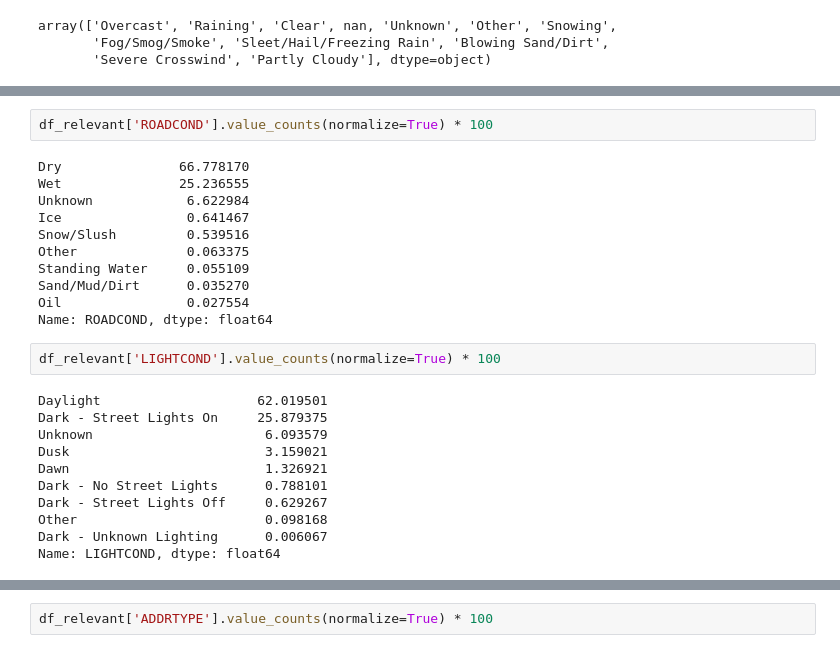
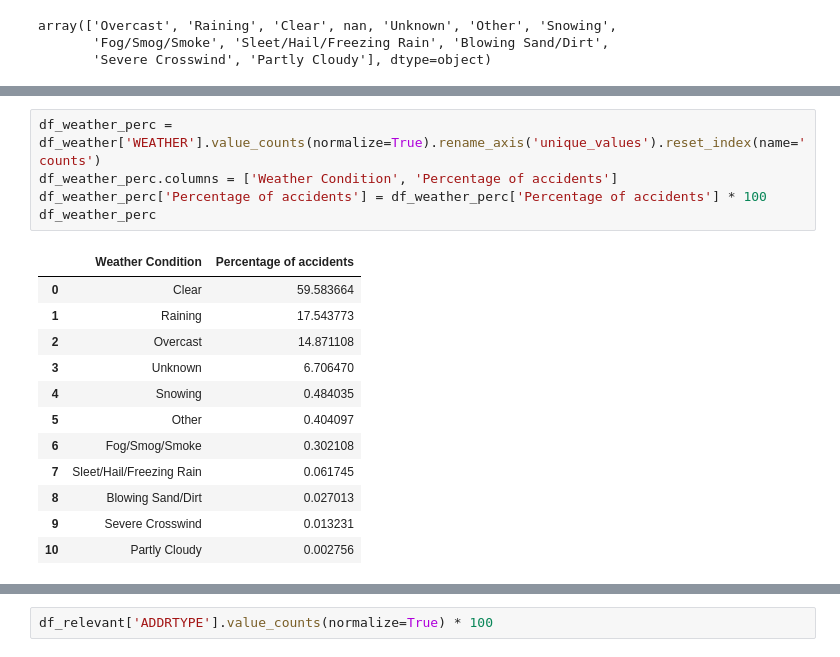
Before and after one commit to hammadyaqoob1985/ibm_capstone_project, a Jupyter notebook: capstone_project.ipynb, the cells around one changed output, grey strips where cells are left out. Saved outputs shown, nothing was run; the diff lists cells and outputs as text.

```diff
--- a/capstone_project.ipynb
+++ b/capstone_project.ipynb
@@ -202,26 +187,18 @@ Name: WEATHER, dtype: float64
-# %%
-df_relevant['ROADCOND'].value_counts(normalize=True) * 100
-# %% [output]
-Dry               66.778170
-Wet               25.236555
-Unknown            6.622984
-Ice                0.641467
-Snow/Slush         0.539516
-Other              0.063375
-Standing Water     0.055109
-Sand/Mud/Dirt      0.035270
-Oil                0.027554
-Name: ROADCOND, dtype: float64
-# %%
-df_relevant['LIGHTCOND'].value_counts(normalize=True) * 100
-# %% [output]
-Daylight                    62.019501
-Dark - Street Lights On     25.879375
-Unknown                      6.093579
-Dusk                         3.159021
-Dawn                         1.326921
-Dark - No Street Lights      0.788101
-Dark - Street Lights Off     0.629267
-Other                        0.098168
-Dark - Unknown Lighting      0.006067
-Name: LIGHTCOND, dtype: float64
+# %%
+df_weather_perc = df_weather['WEATHER'].value_counts(normalize=True).rename_axis('unique_values').reset_index(name='counts')
+df_weather_perc.columns = ['Weather Condition', 'Percentage of accidents']
+df_weather_perc['Percentage of accidents'] = df_weather_perc['Percentage of accidents'] * 100
+df_weather_perc
+# %% [output]
+|  | Weather Condition | Percentage of accidents |
+| 0 | Clear | 59.583664 |
+| 1 | Raining | 17.543773 |
+| 2 | Overcast | 14.871108 |
+| 3 | Unknown | 6.706470 |
+| 4 | Snowing | 0.484035 |
+| 5 | Other | 0.404097 |
+| 6 | Fog/Smog/Smoke | 0.302108 |
+| 7 | Sleet/Hail/Freezing Rain | 0.061745 |
+| 8 | Blowing Sand/Dirt | 0.027013 |
+| 9 | Severe Crosswind | 0.013231 |
+| 10 | Partly Cloudy | 0.002756 |
```
Also changed, not shown: parts of 10 cells of this notebook.
